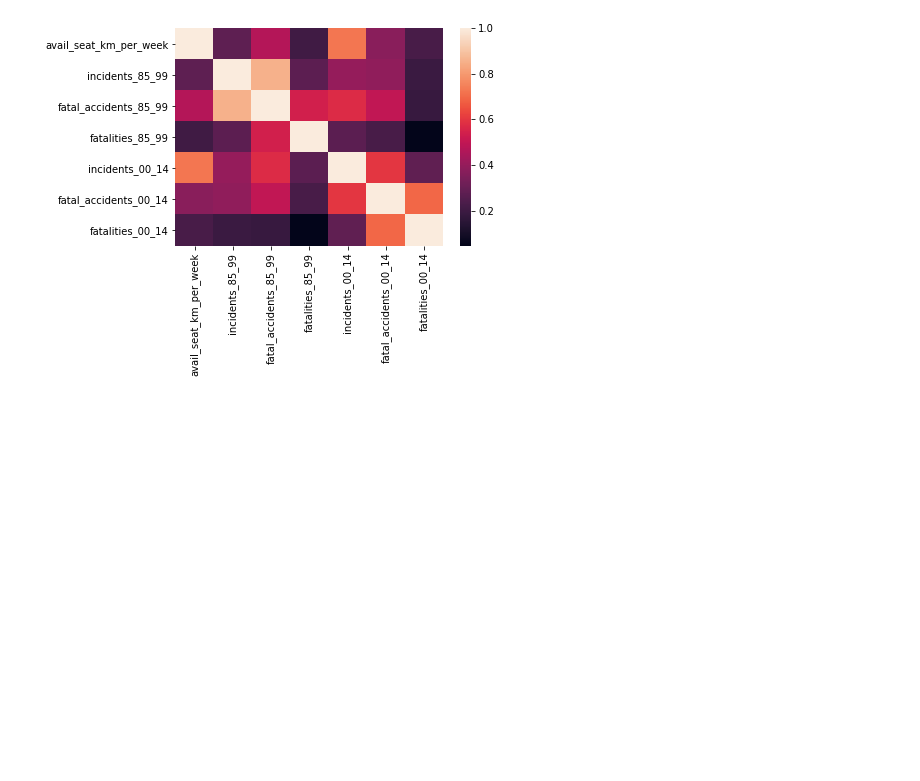
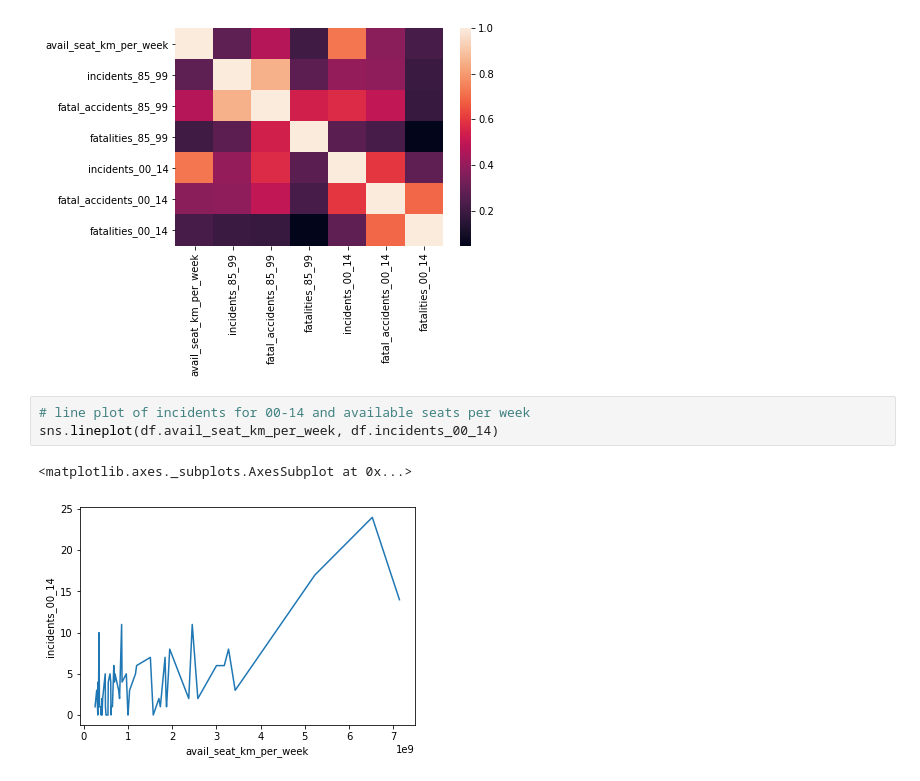
Before and after one commit to jocobtt/gengo_repo, a Jupyter notebook: python_prac/notebooks/data_vis.ipynb, the cells around one changed output. Saved outputs shown, nothing was run; the diff lists cells and outputs as text; blank space fills up the shorter version.

```diff
--- a/python_prac/notebooks/data_vis.ipynb
+++ b/python_prac/notebooks/data_vis.ipynb
@@ -48,3 +93,9 @@ sns.heatmap(df.corr(method='pearson'))
 # %% [output]
 <matplotlib.axes._subplots.AxesSubplot at 0x...>
 [figure]
+# %%
+# line plot of incidents for 00-14 and available seats per week
+sns.lineplot(df.avail_seat_km_per_week, df.incidents_00_14)
+# %% [output]
+<matplotlib.axes._subplots.AxesSubplot at 0x...>
+[figure, added]
```
Also changed, not shown: parts of 8 cells of this notebook.
